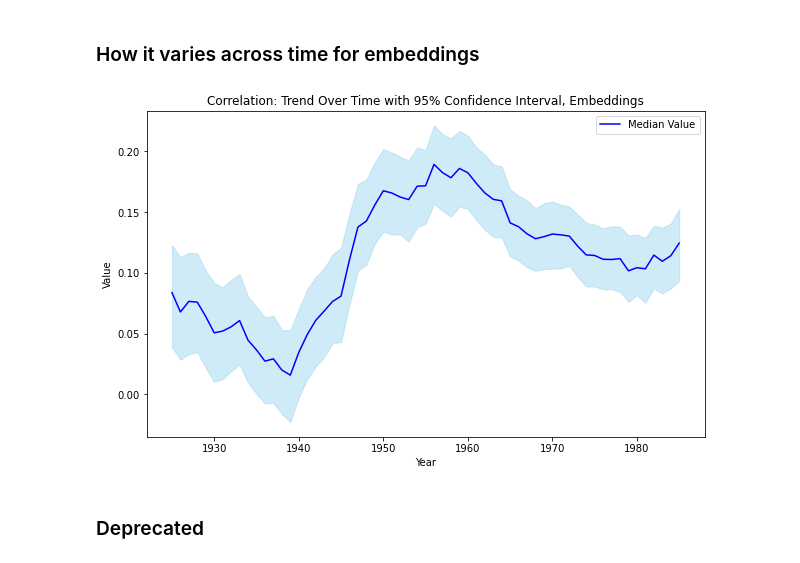
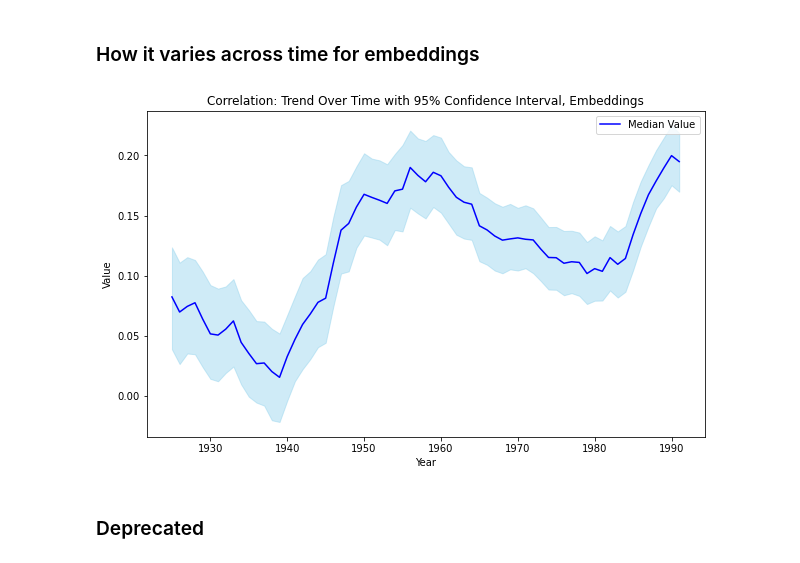
Before and after one commit to Historical-AI-Lab/novelty, a Jupyter notebook: interpret/PartialInterpretationV03.ipynb, the cells around one changed output. Saved outputs shown, nothing was run; the diff lists cells and outputs as text; code cells hidden in the pictures.

```diff
--- a/interpret/PartialInterpretationV03.ipynb
+++ b/interpret/PartialInterpretationV03.ipynb
@@ -23,7 +23,7 @@
 embedding_dfs = []
 topicmodel_dfs = []
 
-for decade in range(20, 90, 10):
+for decade in range(20, 100, 10):
     e_df = pd.read_csv('precocity_cosine_19' + str(decade) + 's_docs.tsv', sep = '\t')
     tm_df = pd.read_csv('precocity_kld_19' + str(decade) + 's_docs.tsv', sep = '\t')
     embedding_dfs.append(e_df)
@@ -261,7 +262,7 @@ upperbound = []
 lowerbound = []
 medianpoint = []
 
-for centeryear in range(1925, 1986):
+for centeryear in range(1925, 1992):
     df = best.loc[(best.date >= centeryear - 5) &
                   (best.date <= centeryear + 5), :]
     correlations = []
@@ -276,7 +277,7 @@ for centeryear in range(1925, 1986):
 # %%
 # Sample DataFrame
 plotdata = {
-    'year': range(1925, 1986),
+    'year': range(1925, 1992),
     'median_value': medianpoint,  # replace with your median values
     'upper_bound': upperbound,    # replace with your upper bound values
     'lower_bound': lowerbound     # replace with your lower bound values
@@ -315,7 +316,7 @@ upperbound = []
 lowerbound = []
 medianpoint = []
 
-for centeryear in range(1925, 1986):
+for centeryear in range(1925, 1992):
     df = best.loc[(bestforembeds.date >= centeryear - 5) &
                   (bestforembeds.date <= centeryear + 5), :]
     correlations = []
@@ -327,35 +328,35 @@ for centeryear in range(1925, 1986):
     lowerbound.append(correlations[24])
     upperbound.append(correlations[974])
     medianpoint.append(correlations[499])
 
 # Sample DataFrame
 plotdata = {
-    'year': range(1925, 1986),
+    'year': range(1925, 1992),
     'median_value': medianpoint,  # replace with your median values
     'upper_bound': upperbound,    # replace with your upper bound values
     'lower_bound': lowerbound     # replace with your lower bound values
 }
 df = pd.DataFrame(plotdata)
 
 # Plotting
 plt.figure(figsize=(10, 6))
 
 # Shaded ribbon (confidence interval)
 plt.fill_between(df['year'], df['lower_bound'], df['upper_bound'], color='skyblue', alpha=0.4)
 
 # Median value trend line
 plt.plot(df['year'], df['median_value'], color='blue', label='Median Value')
 
 # Labels and Title
 plt.xlabel('Year')
 plt.ylabel('Value')
 plt.title('Correlation: Trend Over Time with 95% Confidence Interval, Embeddings')
 plt.legend()
 
 # Show Plot
 plt.show()
 # %% [output]
-[figure, old version]
+[figure, new version]
 # %% [markdown]
 ### Deprecated
 # %%
```
Also changed, not shown: parts of 8 cells of this notebook.
